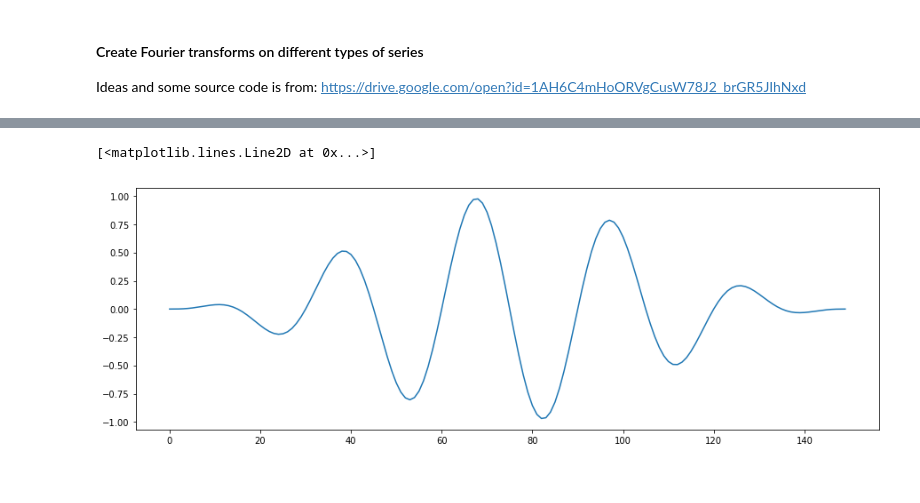
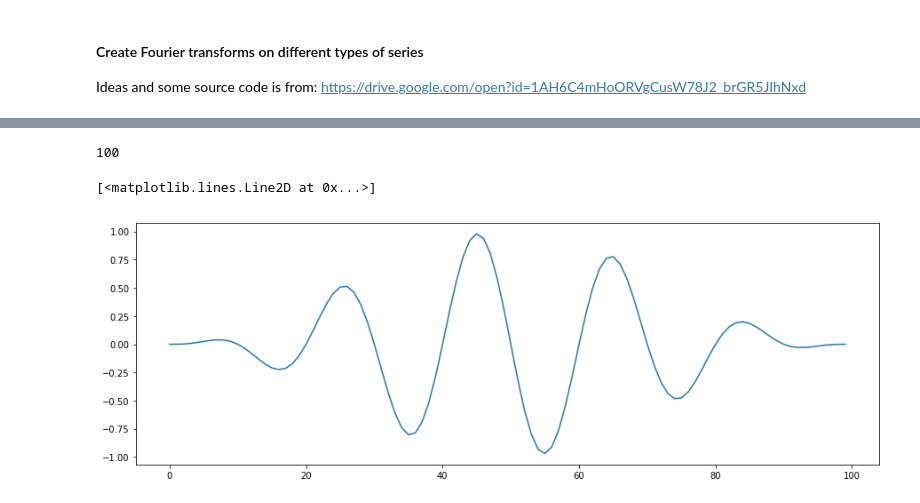
Before and after one commit to fat84/acousticFingerprint, a Jupyter notebook: fft_various_series.ipynb, the cells around one changed output, grey strips where cells are left out. Drawn from its saved outputs; the diff is of its cells as text; code cells hidden in the pictures.

```diff
--- a/fft_various_series.ipynb
+++ b/fft_various_series.ipynb
@@ -14,11 +14,11 @@ from scipy.io import wavfile
 file_location = "C:/Users/bre49823/Google Drive/AudioFiles/"
 # %%
 # Fourier transform of a sine wave
-sampling_rate = 150
-time = np.arange(0, 1, 1/sampling_rate)              # The step is 1/150
+sampling_rate = 100.0
+time = np.arange(0, 1, 1/sampling_rate)
 
 frequency = 5                                       # Frequency in Hz
-signal = np.sin(2 * np.pi * time * frequency)   # Create a sin wave with a period of "frequency"
+signal = np.sin(2 * np.pi * time * frequency)       # Create a sin wave with a period of "frequency"
 nfft = 1024                                         # Length of FFT
 
 # Plot raw data
@@ -27,4 +27,6 @@ plt.plot(time, signal)
 plt.title("Raw Signal Data")
 plt.xlabel("Time")
 plt.ylabel("Amplitude")
+
+signal.shape
 # %% [output]
@@ -68,8 +76,12 @@ plt.ylabel('Power')
 # %%
 # Calculate FFT with a Hanning window
-signal *= np.hanning(len(signal))
+signal2 = signal
+
+print(len(signal))
+signal2 *= np.hanning(len(signal2))
 plt.figure(figsize = (15, 5))
-plt.plot(signal)
+plt.plot(signal2)
 # %% [output]
-[<matplotlib.lines.Line2D at 0x...>]
+100
+[<matplotlib.lines.Line2D at 0x...>]
-[figure, old version]
+[figure, new version]
```
Also changed, not shown: parts of 5 cells of this notebook, 1 other file.
